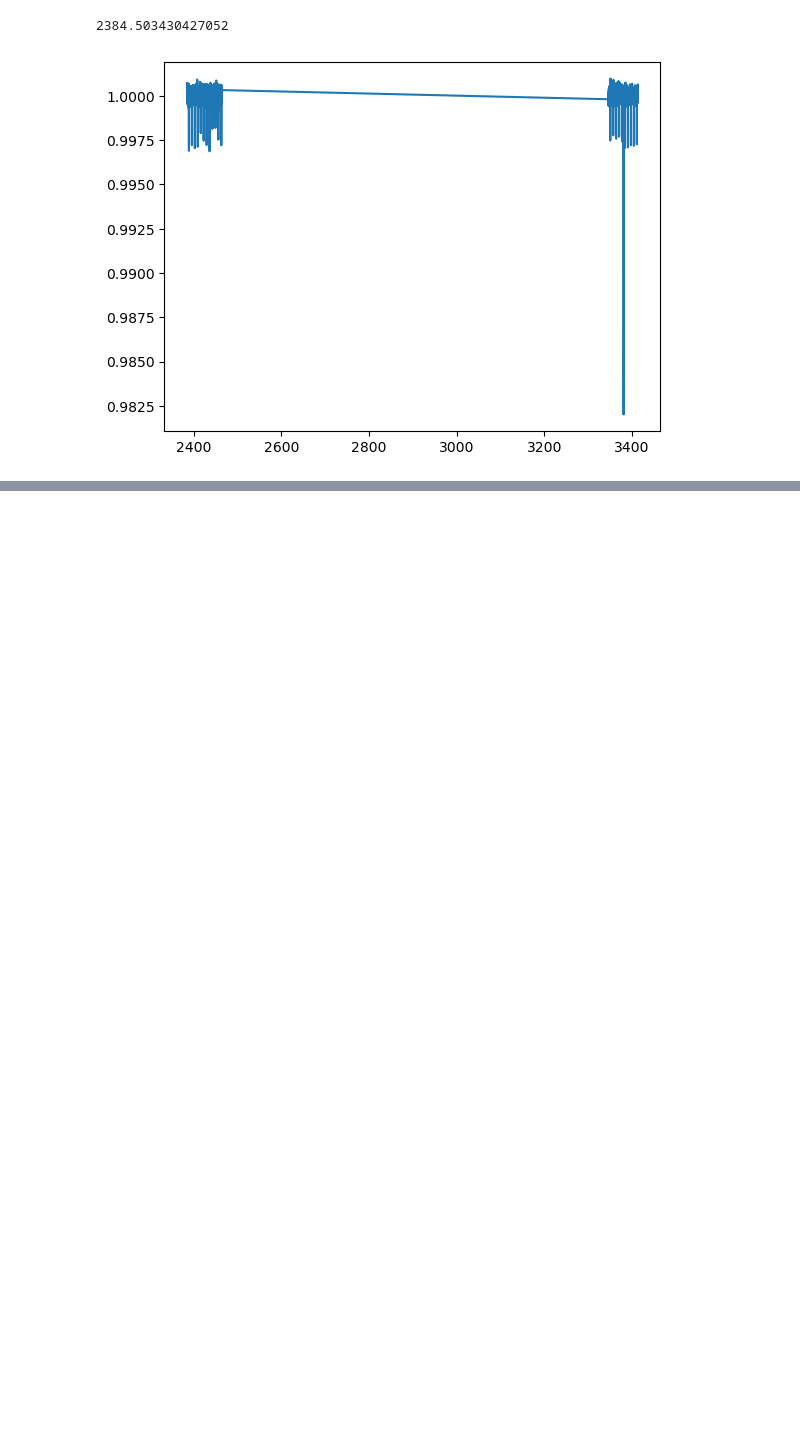
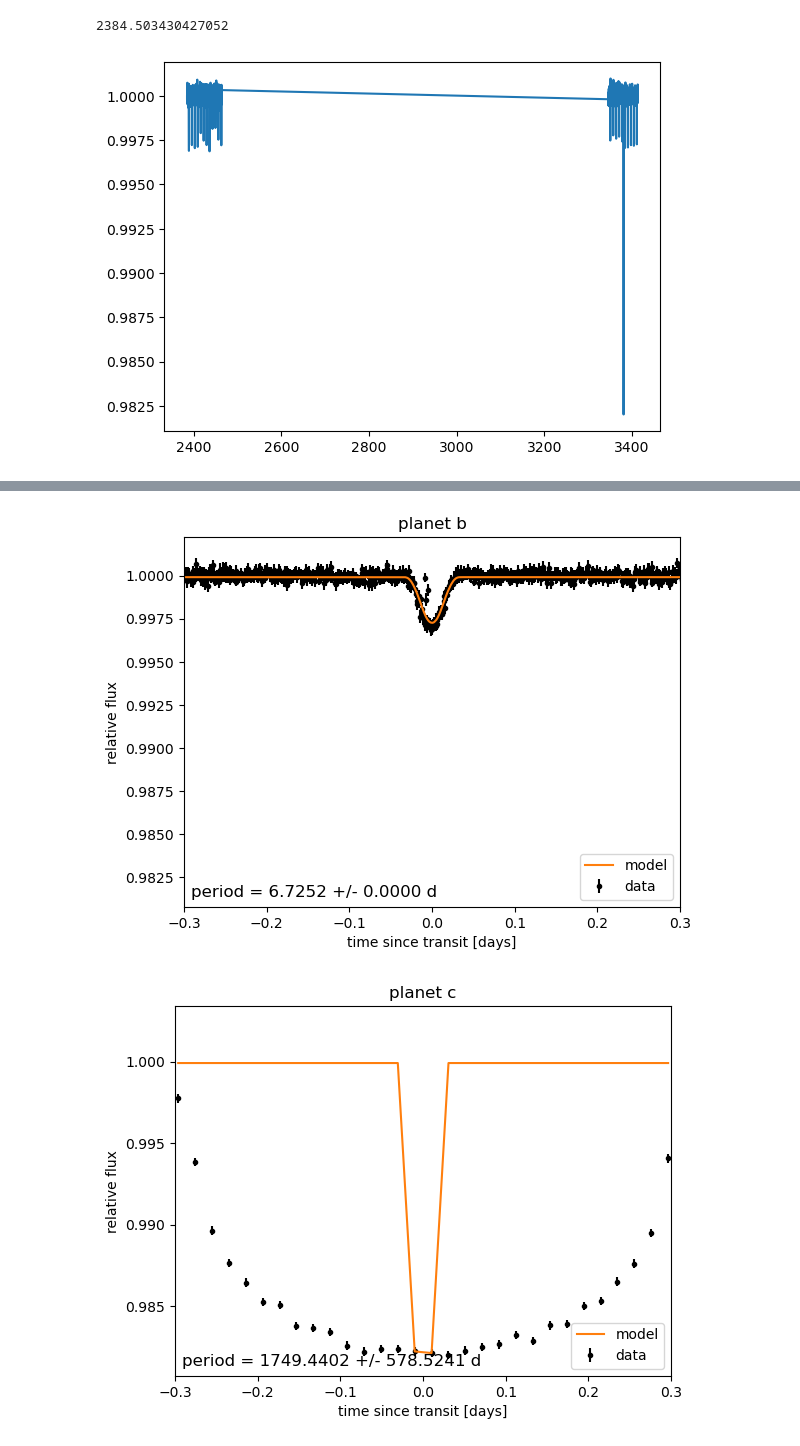
Before and after one commit to angelis21/epic-exo, a Jupyter notebook: fitting_a_detrended_lightcurve.ipynb, the cells around one changed output, grey strips where cells are left out. Drawn from its saved outputs; the diff is of its cells as text; code cells hidden in the pictures; blank space fills up the shorter version.

```diff
--- a/fitting_a_detrended_lightcurve.ipynb
+++ b/fitting_a_detrended_lightcurve.ipynb
@@ -135,0 +259,52 @@ earthMass
+# %%
+for n, letter in enumerate("bc"):
+    plt.figure()
+
+    # Get the posterior median orbital parameters
+    period_trace = trace.posterior["period"].values[:, :, n]
+    p = np.median(period_trace)
+    t0 = np.median(trace.posterior["t0"].values[:, :, n])
+
+    # Compute the median of posterior estimate of the contribution from
+    # the other planet. Then we can remove this from the data to plot
+    # just the planet we care about.
+    lcs = trace.posterior["light_curves"].values
+    other = np.median(lcs[:, :, :, (n + 1) % 2], axis=(0, 1))
+
+    # Plot the folded data
+    x_fold = (time - t0 + 0.5 * p) % p - 0.5 * p
+    plt.errorbar(
+        x_fold, flux - other, yerr=flux_error, fmt=".k", label="data", zorder=-1000
+    )
+
+    # Plot the folded model
+    inds = np.argsort(x_fold)
+    inds = inds[np.abs(x_fold)[inds] < 0.3]
+    pred = lcs[:, :, inds, n] + trace.posterior["mean"].values[:, :, None]
+    pred = np.median(pred, axis=(0, 1))
+    plt.plot(x_fold[inds], pred, color="C1", label="model")
+
+    # Annotate the plot with the planet's period
+    txt = "period = {0:.4f} +/- {1:.4f} d".format(
+        np.mean(period_trace), np.std(period_trace)
+    )
+    plt.annotate(
+        txt,
+        (0, 0),
+        xycoords="axes fraction",
+        xytext=(5, 5),
+        textcoords="offset points",
+        ha="left",
+        va="bottom",
+        fontsize=12,
+    )
+
+    plt.legend(fontsize=10, loc=4)
+    plt.xlim(-0.5 * p, 0.5 * p)
+    plt.xlabel("time since transit [days]")
+    plt.ylabel("relative flux")
+    plt.title("planet {0}".format(letter))
+    plt.xlim(-0.3, 0.3)
+# %% [output]
+[figure, added]
+[figure, added]
```
Also changed, not shown: parts of 11 cells of this notebook.
